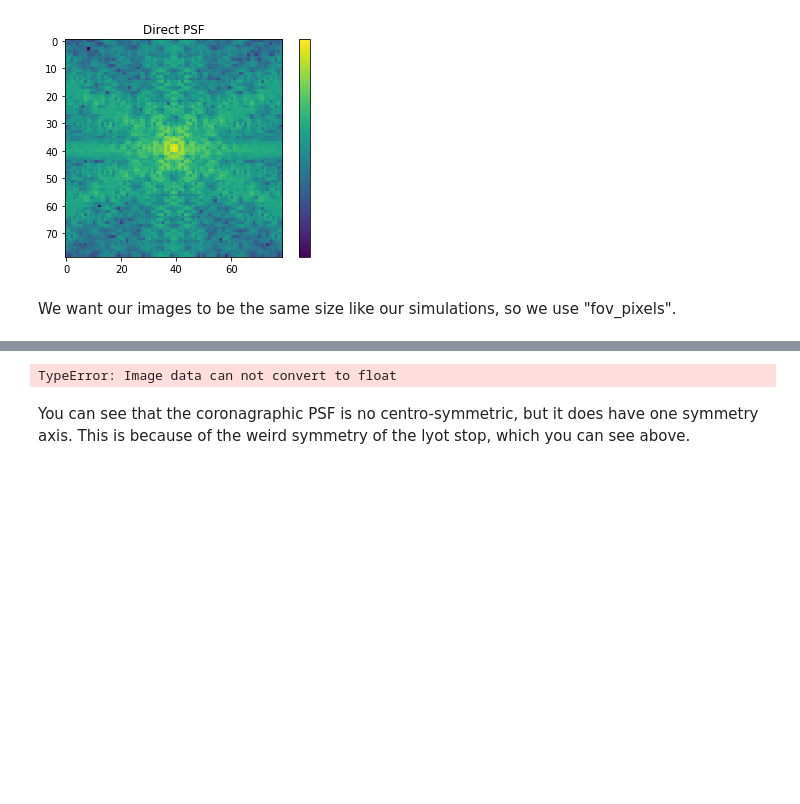
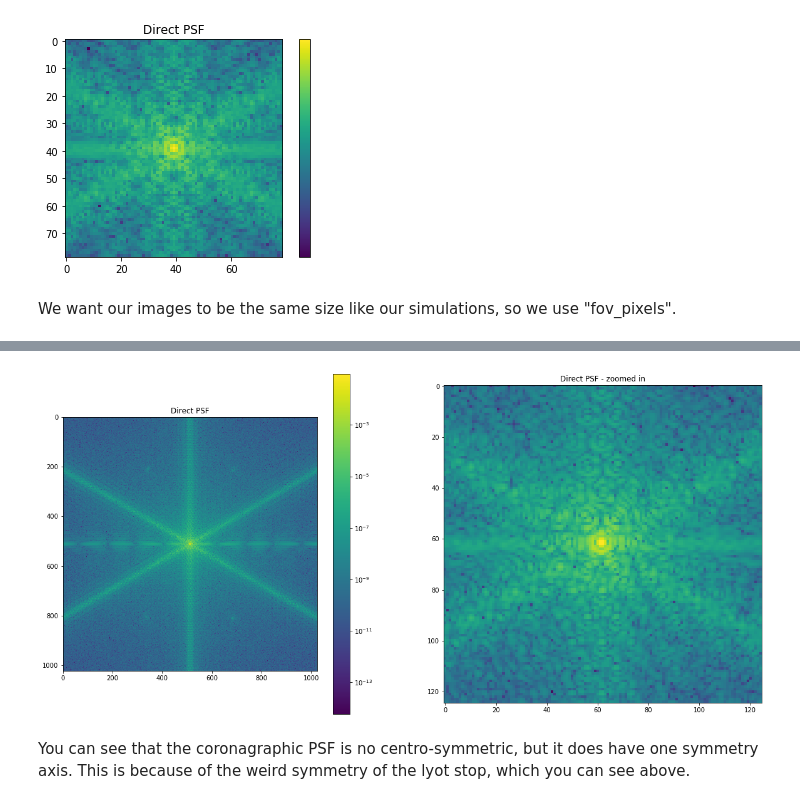
Before and after one commit to spacetelescope/PASTIS, a Jupyter notebook: Jupyter Notebooks/3_Testing the E2E simulations.ipynb, the cells around one changed output, grey strips where cells are left out. Drawn from its saved outputs; the diff is of its cells as text; code cells hidden in the pictures; blank space fills up the shorter version.

```diff
--- a/Jupyter Notebooks/3_Testing the E2E simulations.ipynb
+++ b/Jupyter Notebooks/3_Testing the E2E simulations.ipynb
@@ -165,16 +170,16 @@ psf = psf[1].data
 # %%
 # Display with matplotlib
 plt.figure(figsize=(20, 10))
 plt.subplot(1, 2, 1)
 plt.imshow(psf, norm=LogNorm())
 plt.title('Direct PSF')
 plt.colorbar()
 plt.subplot(1, 2, 2)
-plt.imshow(psf[485:540, 485:540], norm=LogNorm())
+plt.imshow(psf[450:575, 450:575], norm=LogNorm())
 plt.title('Direct PSF - zoomed in')
 plt.show()
 # %% [output]
-TypeError: Image data can not convert to float
+[figure, added]
 # %%
 # Now add the coronagraph to nc_coro
 nc_coro.image_mask = fpm
```
Also changed, not shown: parts of 1 cell of this notebook, 3 other files.
